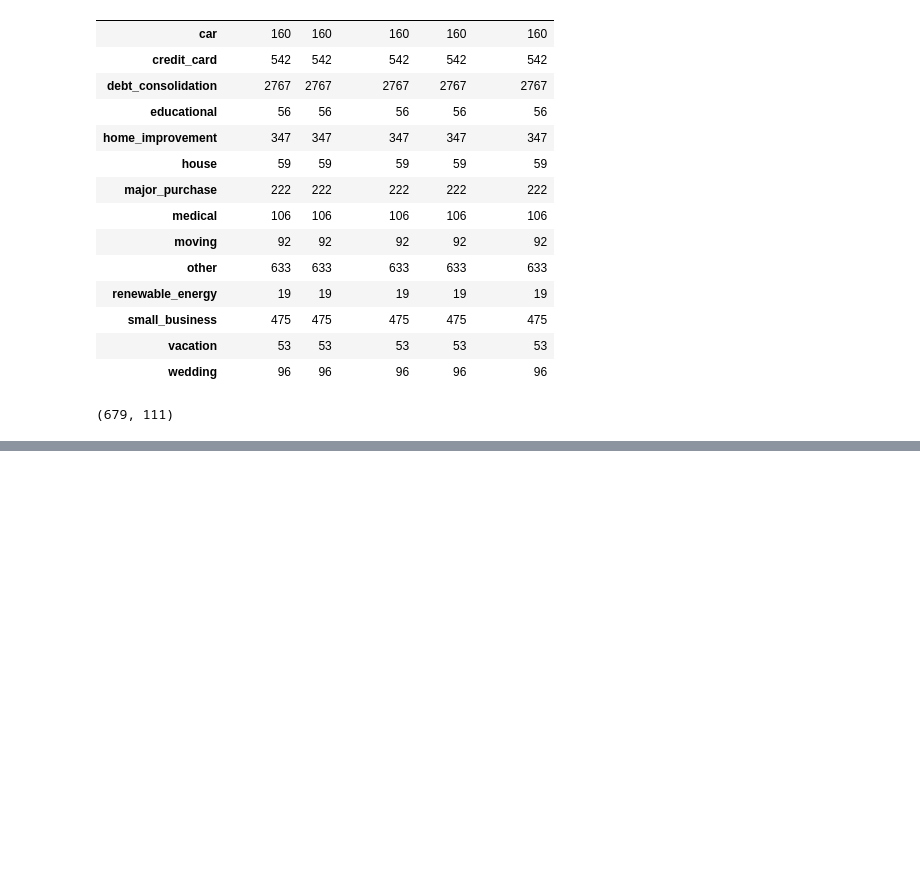
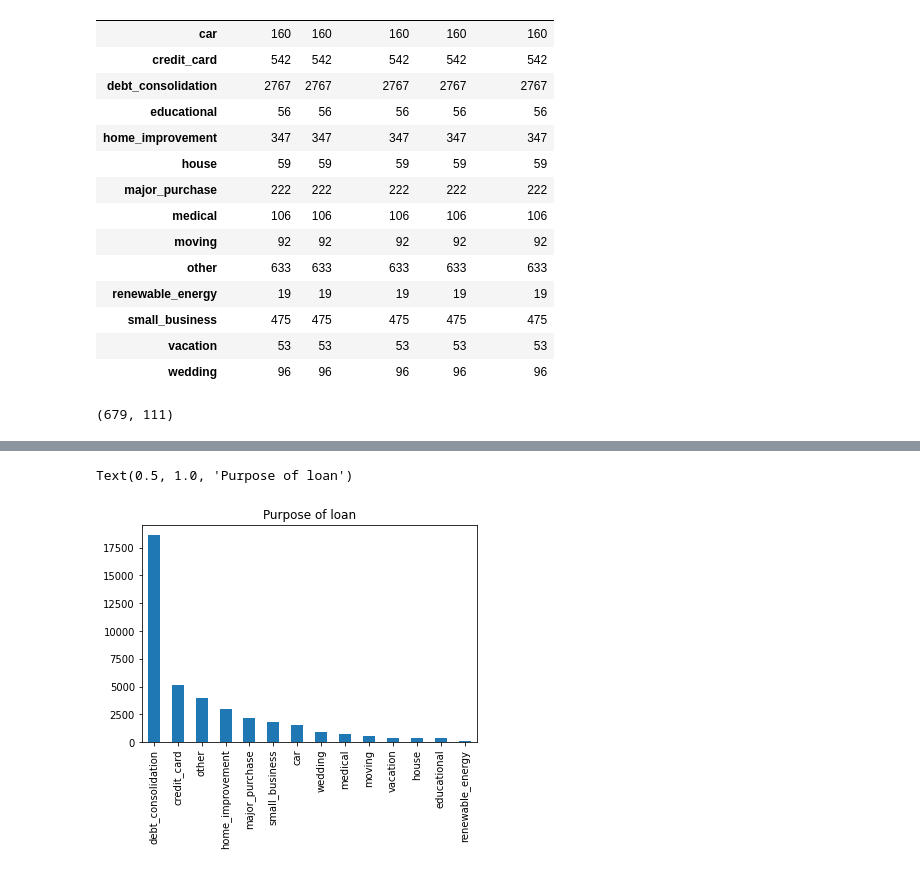
Before and after one commit to GeriNZ/lendingclub, a Jupyter notebook: Beng_Cheong_Cheong.ipynb, the cells around one changed output, grey strips where cells are left out. Drawn from its saved outputs; the diff is of its cells as text; code cells hidden in the pictures; blank space fills up the shorter version.

```diff
--- a/Beng_Cheong_Cheong.ipynb
+++ b/Beng_Cheong_Cheong.ipynb
@@ -173,0 +242,4 @@ df[df['loan_amnt']== df['loan_amnt'].max()].shape
+# %%
+#checking the purpose of loans given out
+purposeofloan=df.purpose.value_counts()
+print(purposeofloan)
@@ -173,0 +262,7 @@ df[df['loan_amnt']== df['loan_amnt'].max()].shape
+# %%
+# visualise different purposes for different
+purposeofloan.plot(kind='bar')
+plt.title('Purpose of loan')
+# %% [output]
+Text(0.5, 1.0, 'Purpose of loan')
+[figure, added]
```
Also changed, not shown: parts of 19 cells of this notebook, 1 other file.
